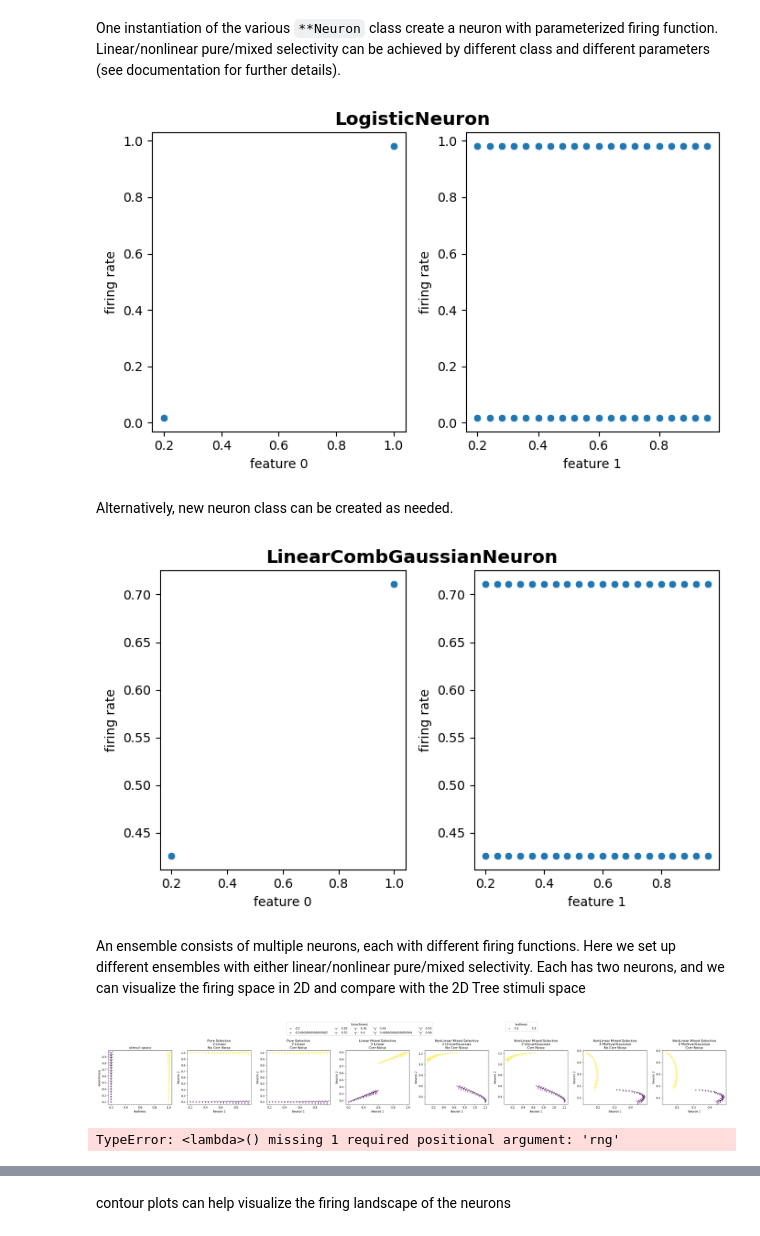
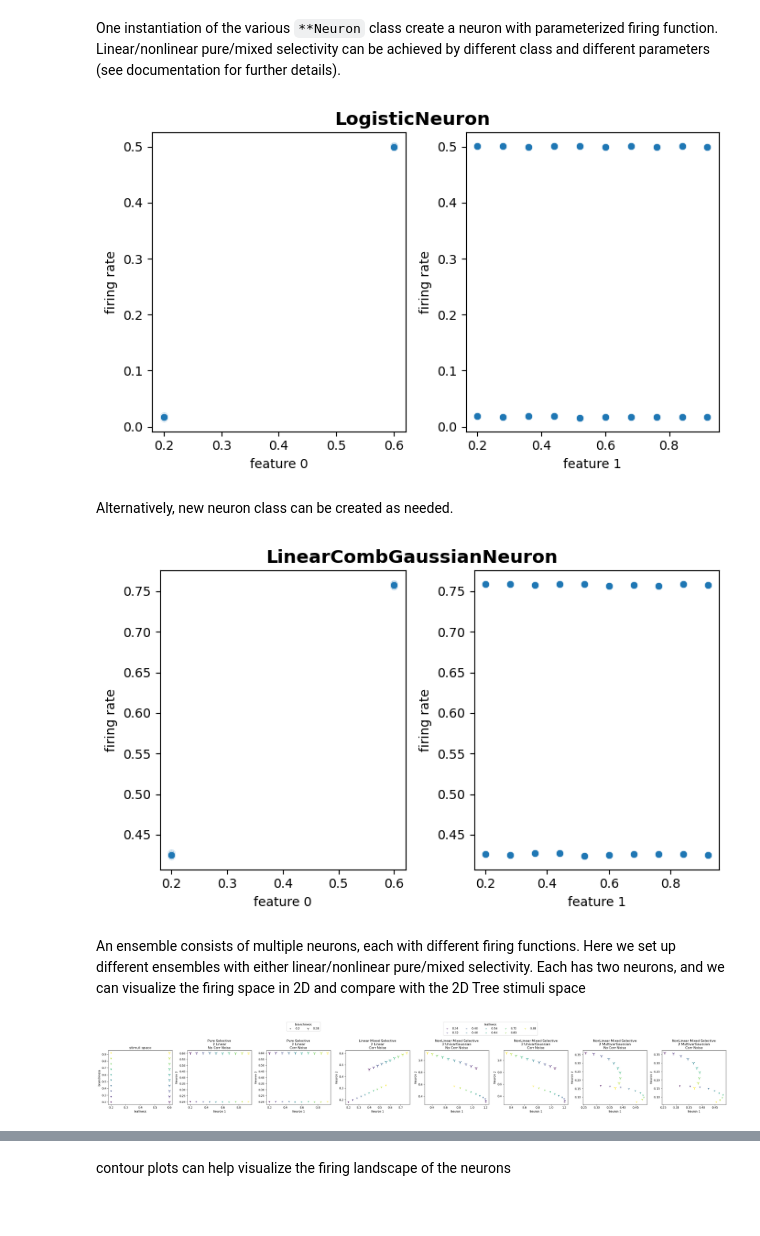
Before and after one commit to ZiluLiang/NeuralGeometry, a Jupyter notebook: MethodsMeeting.ipynb, the cells around one changed output, grey strips where cells are left out. Saved outputs shown, nothing was run; the diff lists cells and outputs as text; code cells hidden in the pictures.

```diff
--- a/MethodsMeeting.ipynb
+++ b/MethodsMeeting.ipynb
@@ -19,6 +19,6 @@ from utils import compute_rdm,scale_feature,lower_tri
 # %% [markdown]
 First we generate a set of tree stimuli of varying leafiness and branchiness. Here we didn't specify the feature vector of leafiness and branchiness, and it will by default create 40 stimuli from factorial combinations of 20 levels of leafiness and 2 levels of branchiness
 # %%
-Trees = TreeStimuli(leafiness   = np.linspace(0.2,1,5,False), branchiness = np.linspace(0.2,1,10,False))
+Trees = TreeStimuli(leafiness   = np.linspace(0.2,1,2,False), branchiness = np.linspace(0.2,1,20,False))
 Trees.stimuli.shape
 # %% [output]
@@ -31,7 +31,7 @@ One instantiation of the various `**Neuron` class create a neuron with parameter
 logisiticneuron_param = {"w":np.array([[1],[0]]), "k":10, "x0":0.6}
 _ = LogisticNeuron(**logisiticneuron_param).plot_firingrate(Trees.stimuli)
 # %% [output]
-[figure, old version]
+[figure, new version]
 # %% [markdown]
 Alternatively, new neuron class can be created as needed.
 # %%
@@ -52,7 +52,7 @@ class LinearCombLogisticNeuron(Neuron):
 lcgauneuron_param = {"w":np.array([[1],[0]]), "mus":[0.33,0.76], "sigs":[0.2,0.5]}
 _ = LinearCombGaussianNeuron(**lcgauneuron_param).plot_firingrate(Trees.stimuli)
 # %% [output]
-[figure, old version]
+[figure, new version]
 # %% [markdown]
 An ensemble consists of multiple neurons, each with different firing functions. Here we set up different ensembles with either linear/nonlinear pure/mixed selectivity. Each has two neurons, and we can visualize the firing space in 2D and compare with the 2D Tree stimuli space
 # %%
@@ -101,38 +101,32 @@ MixSelectiveMGaussianEnsemble.fire(Trees.stimuli)
 MixSelectiveMGaussianEnsembleCN = NoisyEnsemble(classes,params,corr=0.8)
 MixSelectiveMGaussianEnsembleCN.fire(Trees.stimuli)
 
 TwoNeuronSpaces = {
     "stimuli space":Trees.stimuli,
     "Pure Selective - 2 Linear - No Corr Noise":PureSelectiveMixEnsemble.fire(Trees.stimuli),
     "Pure Selective - 2 Linear - Corr Noise":PureSelectiveMixEnsembleCN.fire(Trees.stimuli),
     "Linear Mixed Selective - 2 Linear - Corr Noise": MixSelectiveLinearEnsembleCN.fire(Trees.stimuli),
     "NonLinear Mixed Selective - 2 UnivarGaussian - No Corr Noise": MixSelectiveUGaussianEnsemble.fire(Trees.stimuli),
     "NonLinear Mixed Selective - 2 UnivarGaussian - Corr Noise": MixSelectiveUGaussianEnsembleCN.fire(Trees.stimuli),
     "NonLinear Mixed Selective - 2 MultivarGaussian - No Corr Noise": MixSelectiveMGaussianEnsemble.fire(Trees.stimuli),
     "NonLinear Mixed Selective - 2 MultivarGaussian - Corr Noise": MixSelectiveMGaussianEnsembleCN.fire(Trees.stimuli),
     }
 
 fig_fspace,ax_fspace = plt.subplots(1,len(TwoNeuronSpaces),figsize=(4*(len(TwoNeuronSpaces)),4))
 for js,(s_name,s_mat) in enumerate(TwoNeuronSpaces.items()):
-    splot=ax_fspace[js].scatter(x=s_mat[:,0],y=s_mat[:,1],c=Trees.stimuli[:,0],s=np.exp(Trees.stimuli[:,1]*3+3),marker="1")
+    splot=ax_fspace[js].scatter(x=s_mat[:,0],y=s_mat[:,1],c=Trees.stimuli[:,1],s=np.exp(Trees.stimuli[:,0]*3+3),marker="1")
     ax_fspace[js].set_title(s_name.replace(' - ','\n'))
     if "stimuli" in s_name:
         ax_fspace[js].set_xlabel(Trees.featurenames[0])
         ax_fspace[js].set_ylabel(Trees.featurenames[1])
     else:
         ax_fspace[js].set_xlabel("Neuron 1")
         ax_fspace[js].set_ylabel("Neuron 2")
 hs, ls = splot.legend_elements(prop="sizes", alpha=0.6)
 ls = np.unique(Trees.stimuli[:,1])#use original feature value as label
 hc, lc = splot.legend_elements(prop="colors", alpha=0.6)
 fig_fspace.legend(hs,ls, loc='outside upper left',bbox_to_anchor=(0.3,1.2),ncol=5, title=Trees.featurenames[1])
 fig_fspace.legend(hc,lc, loc='outside upper right',bbox_to_anchor=(0.7,1.2),ncol=5, title=Trees.featurenames[0])
 fig_fspace.tight_layout()
 # %% [output]
-[figure, old version]
+[figure, new version]
-# %%
-noise = PureSelectiveMixEnsembleCN.noise(Trees.stimuli.shape[0])
-plt.scatter(noise[:,0],noise[:,1])
-scipy.stats.pearsonr(noise[:,0],noise[:,1])
-# %% [output]
-TypeError: <lambda>() missing 1 required positional argument: 'rng'
```
Also changed, not shown: parts of 17 cells of this notebook, 2 other files.
